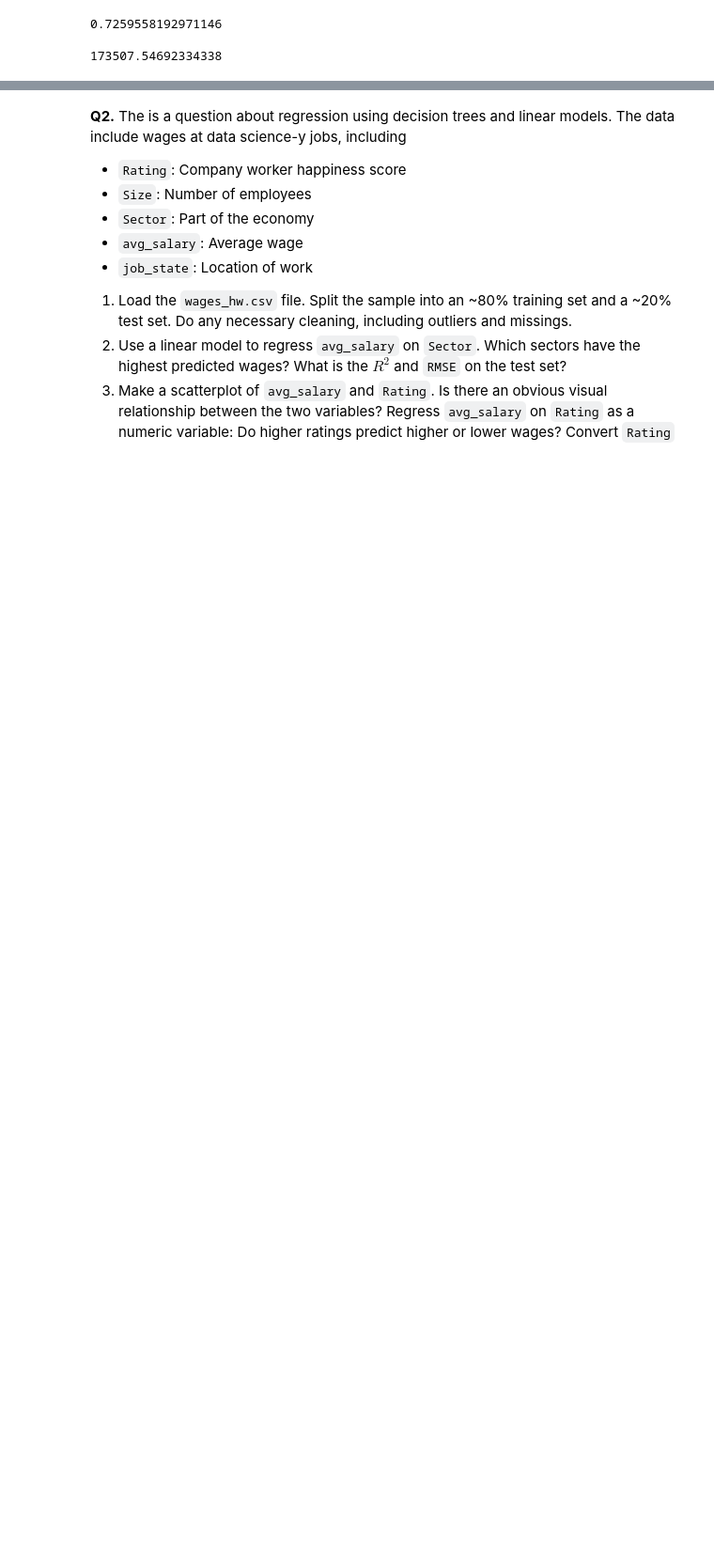
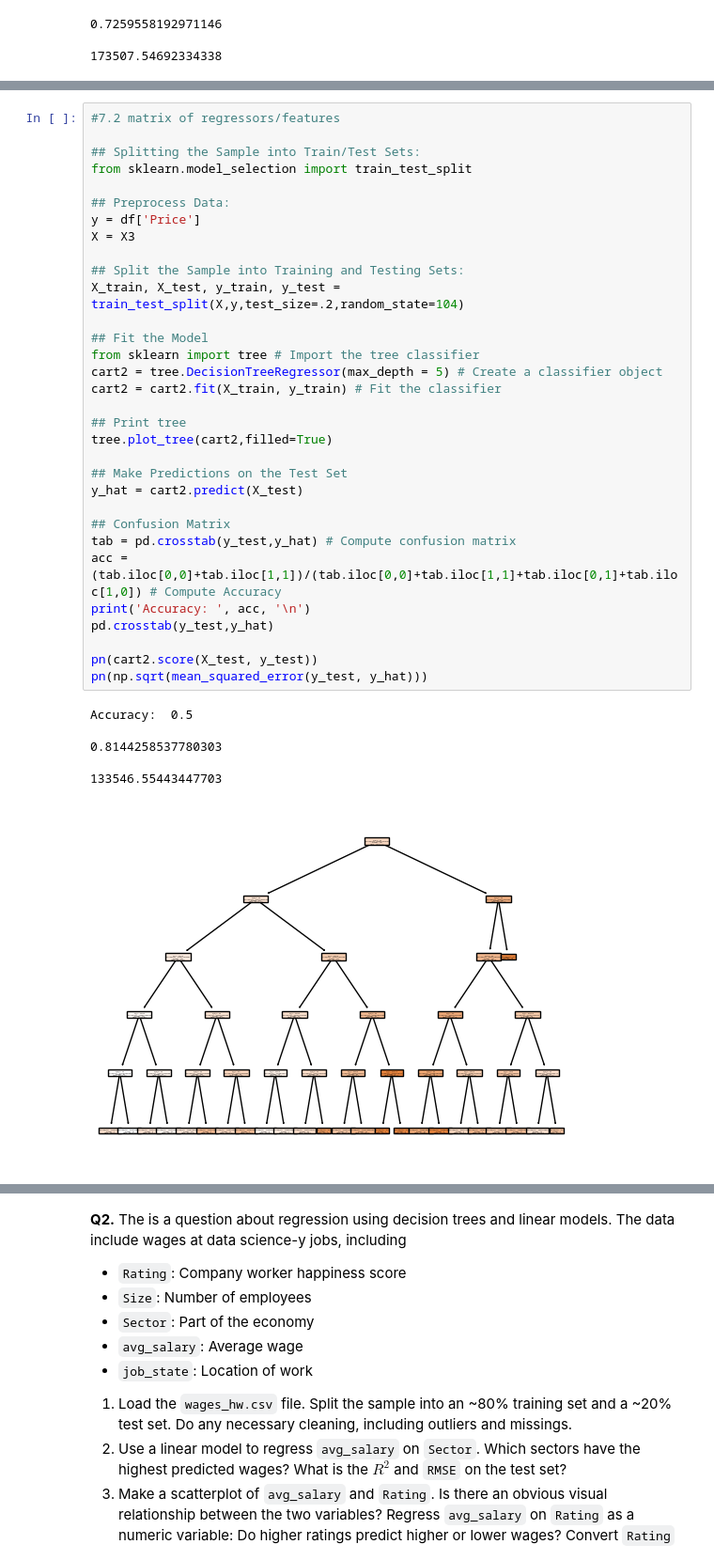
Before and after one commit to victoriadarosa/assignment4, a Jupyter notebook: assignment4.ipynb, the cells around one changed output, grey strips where cells are left out. Shown at 94% size. Saved outputs shown, nothing was run; the diff lists cells and outputs as text; blank space fills up the shorter version.

```diff
--- a/assignment4.ipynb
+++ b/assignment4.ipynb
@@ -275,0 +297,39 @@ Accuracy:  0.5
+# %%
+#7.2 matrix of regressors/features
+
+## Splitting the Sample into Train/Test Sets:
+from sklearn.model_selection import train_test_split
+
+## Preprocess Data:
+y = df['Price']
+X = X3
+
+## Split the Sample into Training and Testing Sets:
+X_train, X_test, y_train, y_test = train_test_split(X,y,test_size=.2,random_state=104)
+
+## Fit the Model
+from sklearn import tree # Import the tree classifier
+cart2 = tree.DecisionTreeRegressor(max_depth = 5) # Create a classifier object
+cart2 = cart2.fit(X_train, y_train) # Fit the classifier
+
+## Print tree
+tree.plot_tree(cart2,filled=True)
+
+## Make Predictions on the Test Set
+y_hat = cart2.predict(X_test)
+
+## Confusion Matrix
+tab = pd.crosstab(y_test,y_hat) # Compute confusion matrix
+acc = (tab.iloc[0,0]+tab.iloc[1,1])/(tab.iloc[0,0]+tab.iloc[1,1]+tab.iloc[0,1]+tab.iloc[1,0]) # Compute Accuracy
+print('Accuracy: ', acc, '\n')
+pd.crosstab(y_test,y_hat)
+
+pn(cart2.score(X_test, y_test))
+pn(np.sqrt(mean_squared_error(y_test, y_hat)))
+# %% [output]
+Accuracy:  0.5
+
+0.8144258537780303
+
+133546.55443447703
+[figure, added]
```
Also changed, not shown: parts of 30 cells of this notebook.
